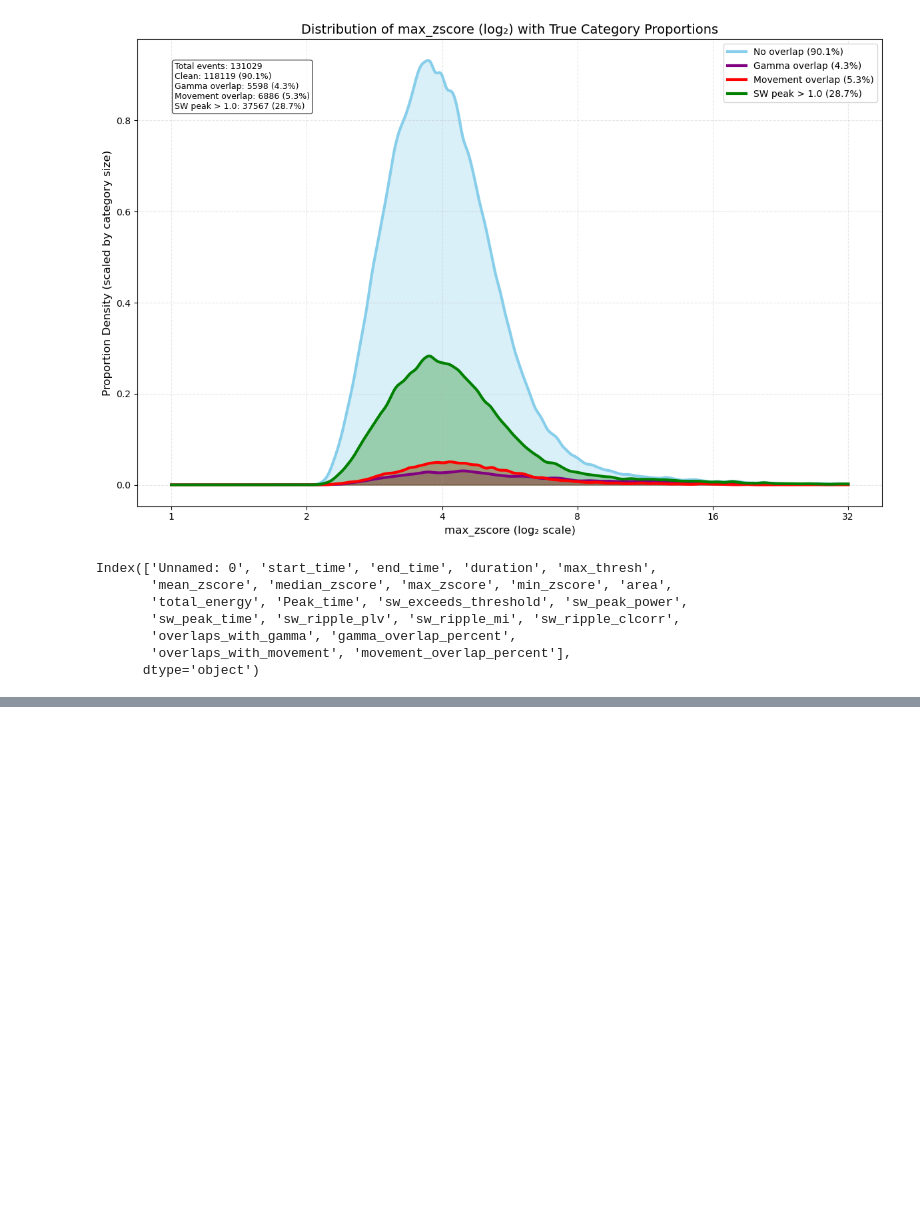
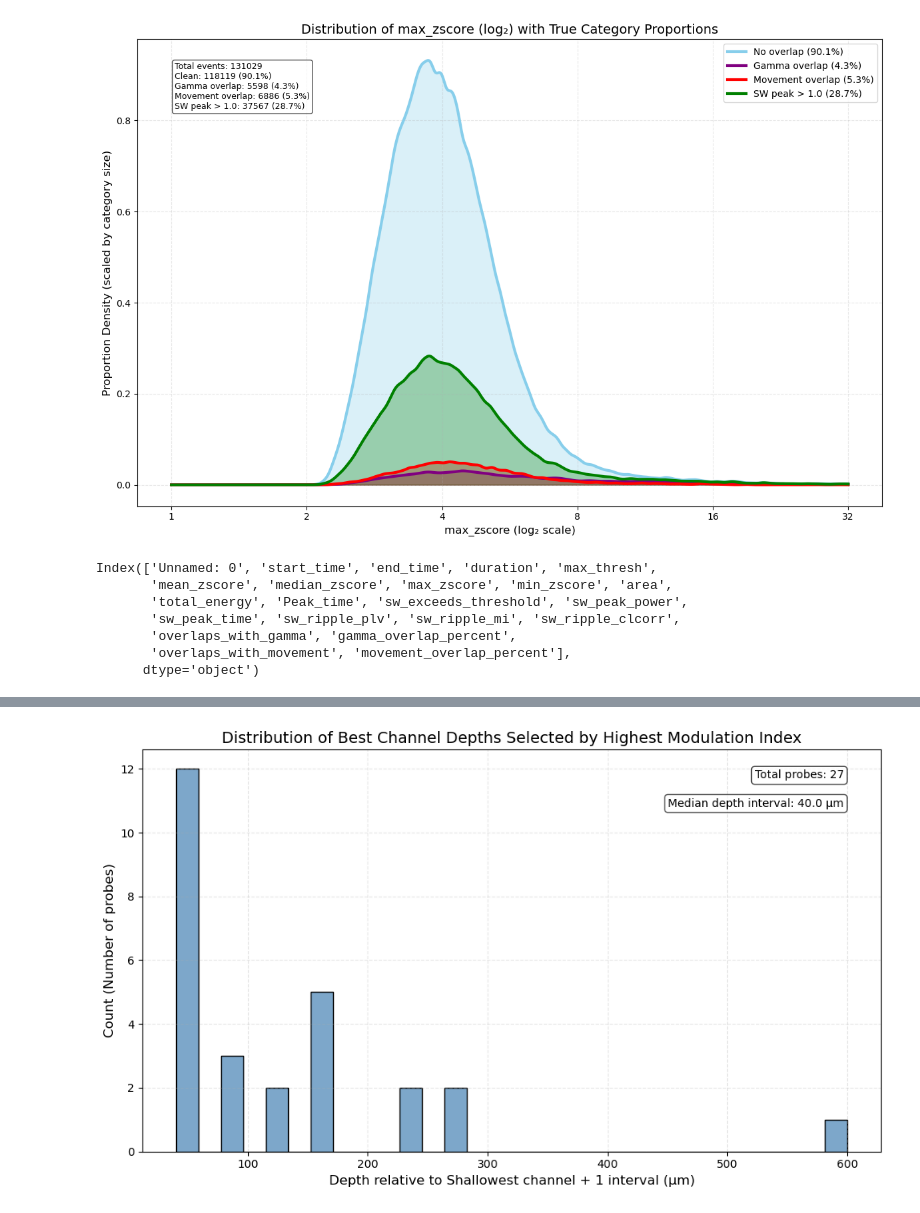
Before and after one commit to AngCamp/CampbellMurphy2024, a Jupyter notebook: Figures_and_Technical_Validation/Sharp_wave_componenet_validation/SW_metric_EDA.ipynb, the cells around one changed output, grey strips where cells are left out. Cells and saved outputs as stored; diff of their text form; code cells hidden in the pictures; blank space fills up the shorter version.

```diff
--- a/Figures_and_Technical_Validation/Sharp_wave_componenet_validation/SW_metric_EDA.ipynb
+++ b/Figures_and_Technical_Validation/Sharp_wave_componenet_validation/SW_metric_EDA.ipynb
@@ -1584,9 +1631,0 @@ SyntaxError: invalid syntax. Perhaps you forgot a comma? (1588727232.py, line 1)
-# %%
-
-# Print available probes in the first session
-print(f"Probes in session {first_session}:")
-for probe_id in session_data.keys():
-    print(f"  Probe: {probe_id}")
-    for event_type in session_data[probe_id].keys():
-        df = session_data[probe_id][event_type]
-        print(f"    Event type: {event_type}, Shape: {df.shape}")
@@ -1621,0 +1944,12 @@ if __name__ == "__main__":
+# %%
+# Step 2: run the plotting function on all sessions
+fig = plot_best_channel_depth_distribution(
+    plotter=plotter,
+    dataset_name=dataset_name,
+    session_ids=session_ids,     # <--- this is the key part
+    reference_point='top',        # or 'center'
+    figsize=(10, 6)
+)
+
+plt.show()
+# %% [output]
@@ -1621,0 +1973 @@ if __name__ == "__main__":
+[figure, added]
```
Also changed, not shown: parts of 9 cells of this notebook.
